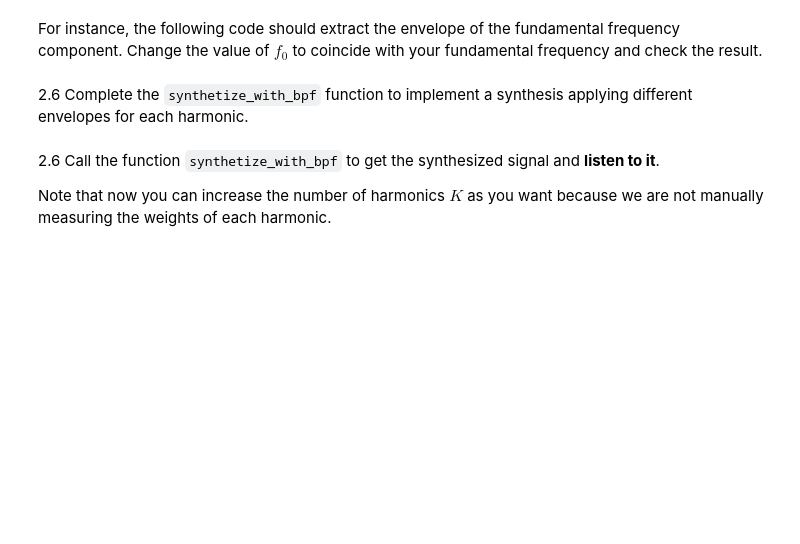
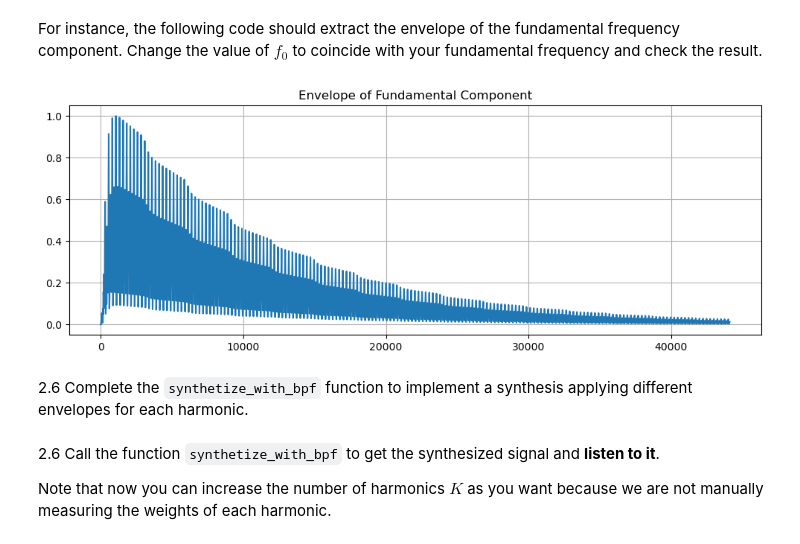
Before and after one commit to mench05/sis1_group5, a Jupyter notebook: labs/Lab6.ipynb, the cells around one changed output. Saved outputs shown, nothing was run; the diff lists cells and outputs as text; code cells hidden in the pictures; blank space fills up the shorter version.

```diff
--- a/labs/Lab6.ipynb
+++ b/labs/Lab6.ipynb
@@ -219,28 +266,12 @@ Note: use $w_n = \pi/4$ and $r=0.99$.
 Note 1: remember that a frequency can be converted to the normalized radian frequncy by: $\omega_n = 2\pi f_n/f_s$.
 
 Note 2: use `signal.lfilter` function to implement the filter.
-# %%
-def bpf(x, fn, fs, r=0.995):
-  """Applies a band-pass filter with central frequency fn
-
-  Parameters
-  ----------
-  x : np.array
-      The input signal in the form of a numpy array
-  fn: int or float
-      Central frequency of the band pass in Hz
-  fs : int or float
-      Frequency rate in Hz
-  r: float
-      Magnitude of the poles
-
-  Returns
-  -------
-  y : np.array
-      The output of the filter
-
-  """
-  # Write your code here
+# %%
+def bpf(x, fn, fs, r=0.995):
+    w_n = 2 * np.pi * fn / fs
+    b = np.array([1, 0, -1])
+    a = np.array([1, -2 * r * np.cos(w_n), r**2])
+    return signal.lfilter(b, a, x)
 # %% [markdown]
 2.5 Regardless of the phase, until now we were synthesizing the instrument signal by summing $K$ harmonics of the signal with different weights ($A_k$) and multiplying the sum by the envelope of the reference signal ($e(t)$):
 
@@ -260,2 +289,16 @@ For instance, the following code should extract the envelope of the fundamental
+# %%
+f0 = 174.614
+
+x_fund = bpf(x_ref, f0, fs)
+A1_t = envelope_iir(x_fund)
+A1_t = A1_t / np.max(A1_t)
+
+plt.figure(figsize=(12,4))
+plt.plot(A1_t)
+plt.title("Envelope of Fundamental Component")
+plt.grid(True)
+plt.show()
+# %% [output]
+[figure, added]
 # %% [markdown]
 2.6 Complete the `synthetize_with_bpf` function to implement a synthesis applying different envelopes for each harmonic.
```
Also changed, not shown: parts of 14 cells of this notebook.
